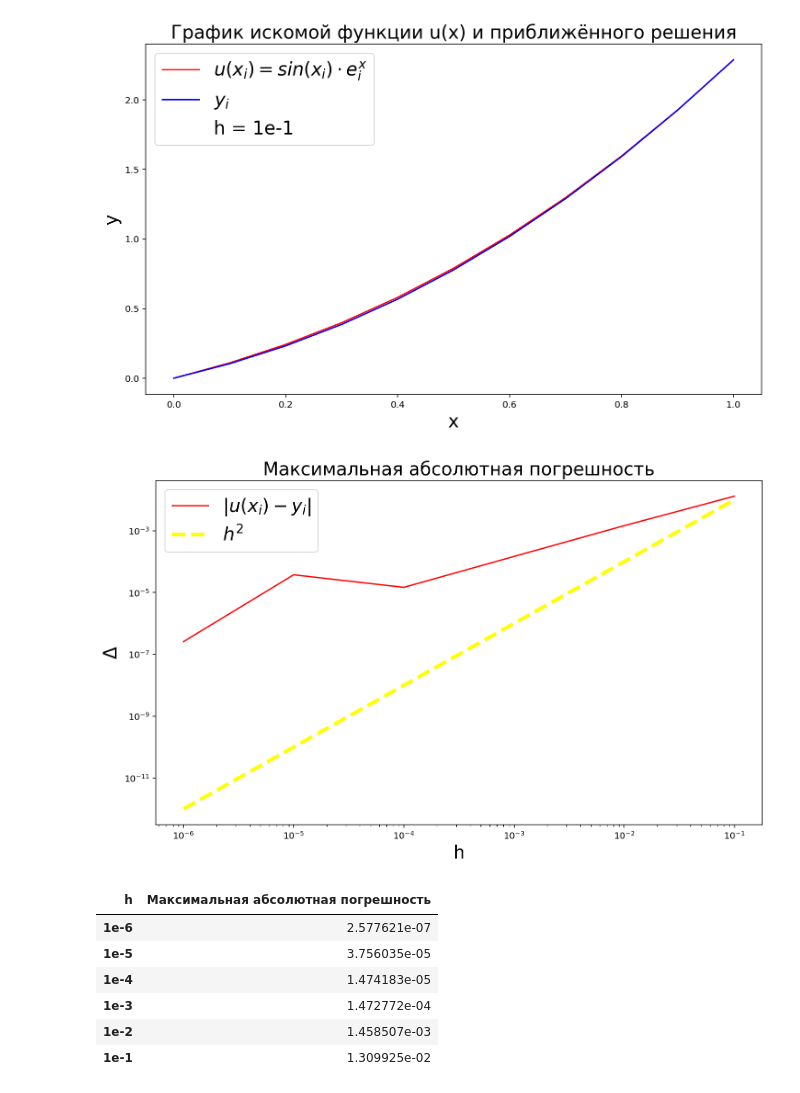
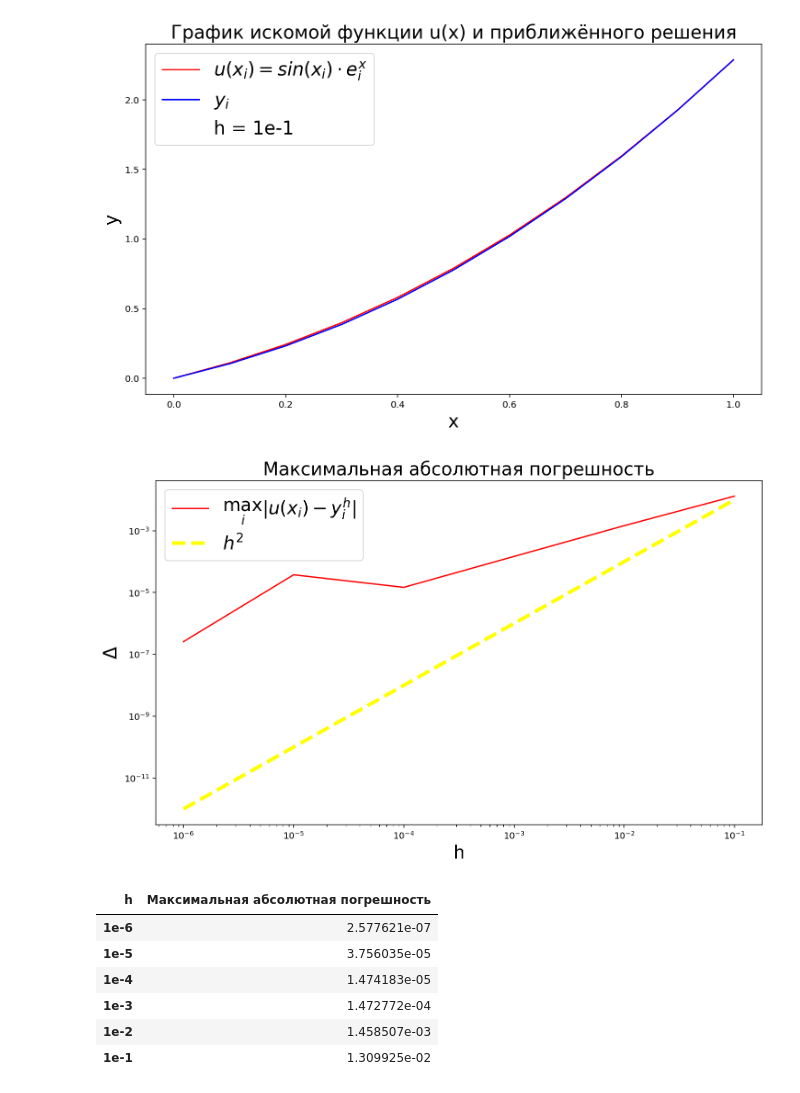
Before and after one commit to MeShootIn/computational-mathematics, a Jupyter notebook: lab_1/2.ipynb, the cells around one changed output. Saved outputs shown, nothing was run; the diff lists cells and outputs as text; code cells hidden in the pictures.

```diff
--- a/lab_1/2.ipynb
+++ b/lab_1/2.ipynb
@@ -88,35 +88,35 @@ max_error = np.array([])
 for i in range(len(h)):
     k = max_exp - i
     x, y = finite_difference_method(u, a, b, A, B, h[i])
     max_err = np.amax(np.absolute(u(x) - y))
     max_error = np.append(max_error, [max_err])
 
     table.loc['1e-' + str(k)] = [exp_form(max_err)]
 
 
 pylab.plot(x, u(x), color='r', label='$%s$' % r"u(x_{i})=sin(x_{i})\cdot e^x_{i}")
 pylab.plot(x, y, color='b', label='$%s$' % r"y_{i}")
 pylab.plot([], [], ' ', label='h = 1e-' + str(k))
 pylab.legend(prop={'size': 20})
 pylab.title('График искомой функции u(x) и приближённого решения', fontsize=20)
 pylab.xlabel('x', fontsize=20)
 pylab.ylabel('y', fontsize=20)
 pylab.show()
 
-pylab.plot(h, max_error, color='r', label='$%s$' % r"\left | u(x_{i})-y_i \right |")
+pylab.plot(h, max_error, color='r', label='$%s$' % r"\max_{i} \left | u(x_{i})-y_{i}^{h} \right |")
 pylab.plot(h, h ** 2, linestyle='--', linewidth=4, color='yellow', label=r'$h^2$')
 pylab.legend(prop={'size': 20})
 pylab.title('Максимальная абсолютная погрешность', fontsize=20)
 pylab.xlabel('h', fontsize=20)
 pylab.ylabel('Δ', fontsize=20)
 pylab.xscale('log')
 pylab.yscale('log')
 pylab.show()
 
 display(table)
 # %% [output]
 [figure]
-[figure, old version]
+[figure, new version]
 | h | Максимальная абсолютная погрешность |
 | 1e-6 | 2.577621e-07 |
 | 1e-5 | 3.756035e-05 |
```
Also changed, not shown: 2 other files.
